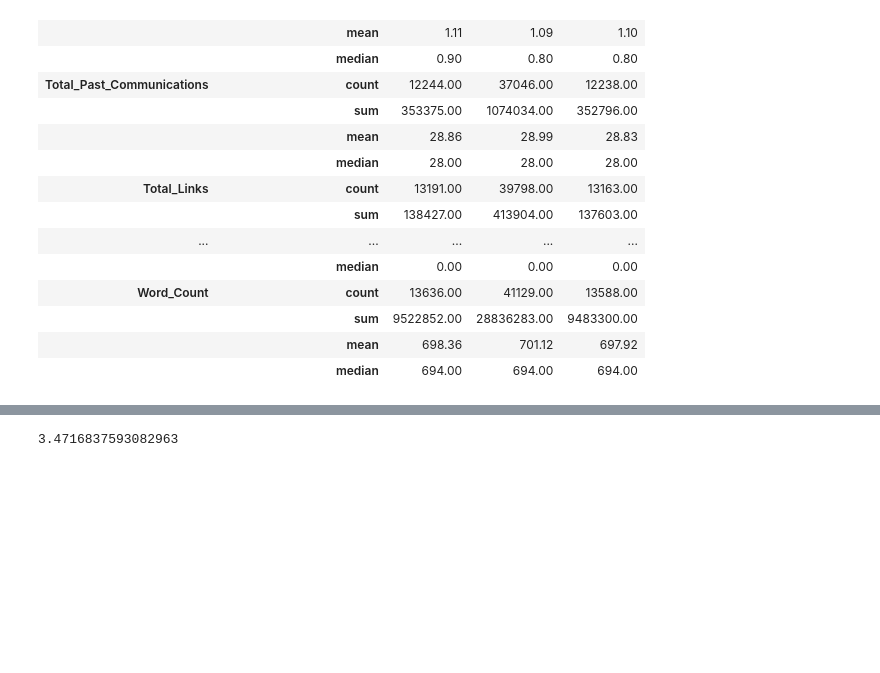
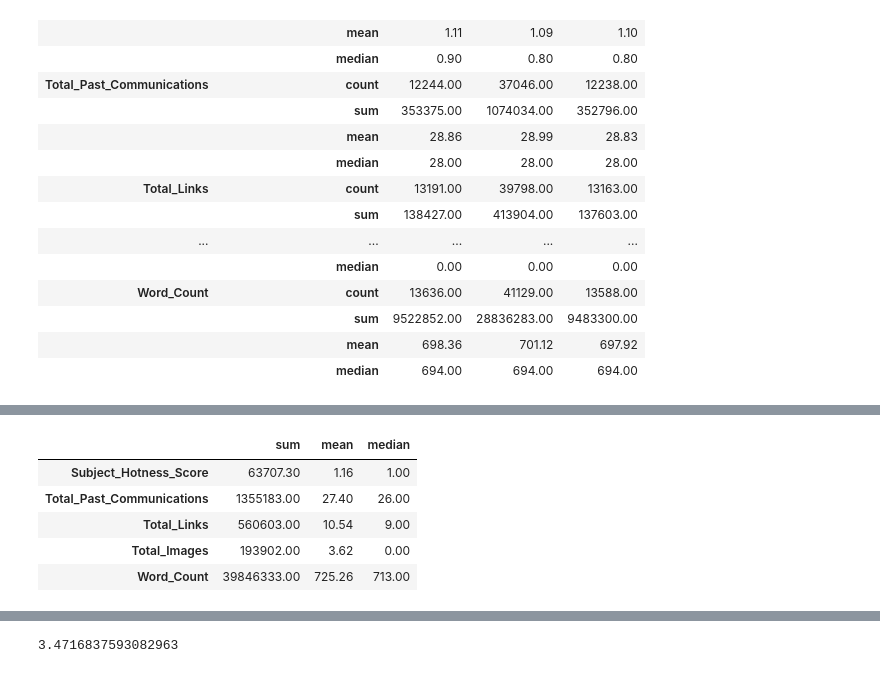
Before and after one commit to abhinav4201/Classification-Email-Campaign-Effectiveness-Prediction, a Jupyter notebook: Email_Campaign_Effectiveness_Prediction_capstone_3.ipynb, the cells around one changed output, grey strips where cells are left out. Cells and saved outputs as stored; diff of their text form; code cells hidden in the pictures; blank space fills up the shorter version.

```diff
--- a/Email_Campaign_Effectiveness_Prediction_capstone_3.ipynb
+++ b/Email_Campaign_Effectiveness_Prediction_capstone_3.ipynb
@@ -506,0 +539,10 @@ df.groupby('Time_Email_sent_Category')[num_feature].agg(['count','sum','mean','m
+# %%
+#Analyzing mean median and sum based on Email Ignored with respect to numerical features
+df[df['Email_Status'] == 0][num_feature].agg(['sum','mean','median']).T
+# %% [output]
+|  | sum | mean | median |
+| Subject_Hotness_Score | 63707.30 | 1.16 | 1.00 |
+| Total_Past_Communications | 1355183.00 | 27.40 | 26.00 |
+| Total_Links | 560603.00 | 10.54 | 9.00 |
+| Total_Images | 193902.00 | 3.62 | 0.00 |
+| Word_Count | 39846333.00 | 725.26 | 713.00 |
```
Also changed, not shown: parts of 12 cells of this notebook.
